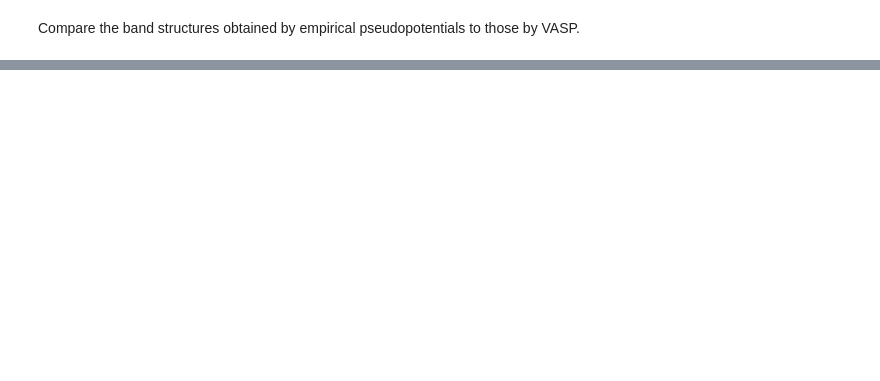
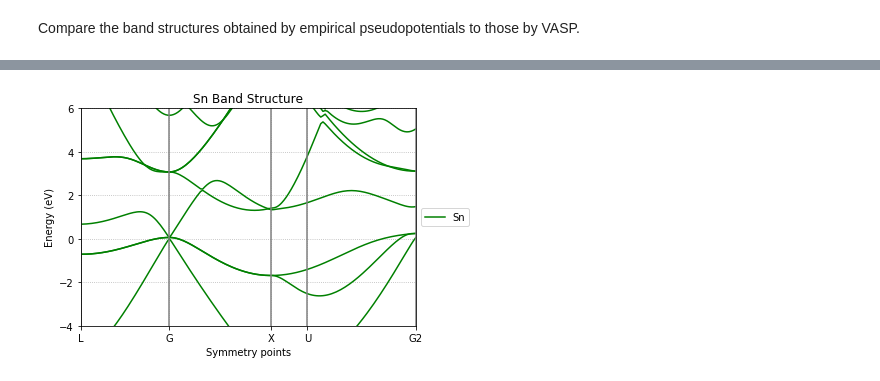
Before and after one commit to jerjorg/bzi_3D, a Jupyter notebook: notebooks/PP Plots.ipynb, the cells around one changed output, grey strips where cells are left out. Cells and saved outputs as stored; diff of their text form; code cells hidden in the pictures; blank space fills up the shorter version.

```diff
--- a/notebooks/PP Plots.ipynb
+++ b/notebooks/PP Plots.ipynb
@@ -19,0 +40,15 @@ Al_P = EmpiricalPP(lattice, Al_pff, Al_cutoff, Al_atomic_basis)
+# %%
+Sn_energy_shift = Sn_PP.eval([0.]*3,10)[1]
+Sn_PP.lattice.symmetry_paths = [["L", "G"],["G", "X"],["X", "U"],["U", "G2"]]
+Sn_args = {"materials_list": ["Sn"],
+           "PPlist": [Sn_PP],
+           "PPargs_list": [{}],
+           "lattice": Sn_lattice,
+           "npts": 50,
+           "neigvals": 10,
+           "energy_shift": Sn_energy_shift,
+           "energy_limits": [-4,6]}
+
+plot_band_structure(**Sn_args)
+# %% [output]
+[figure, added]
```
Also changed, not shown: parts of 25 cells of this notebook, 7 other files.
